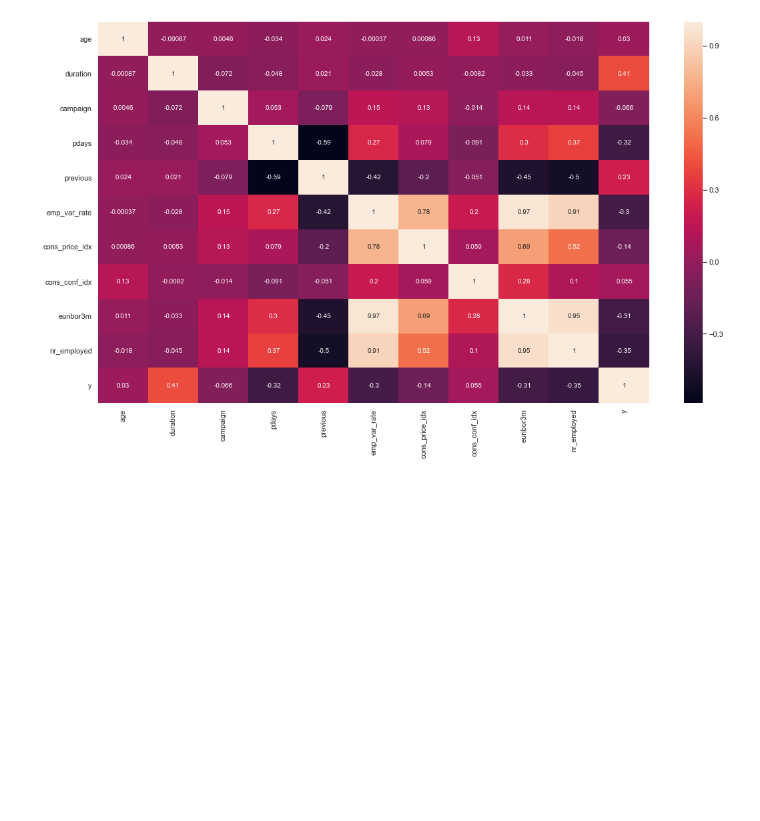
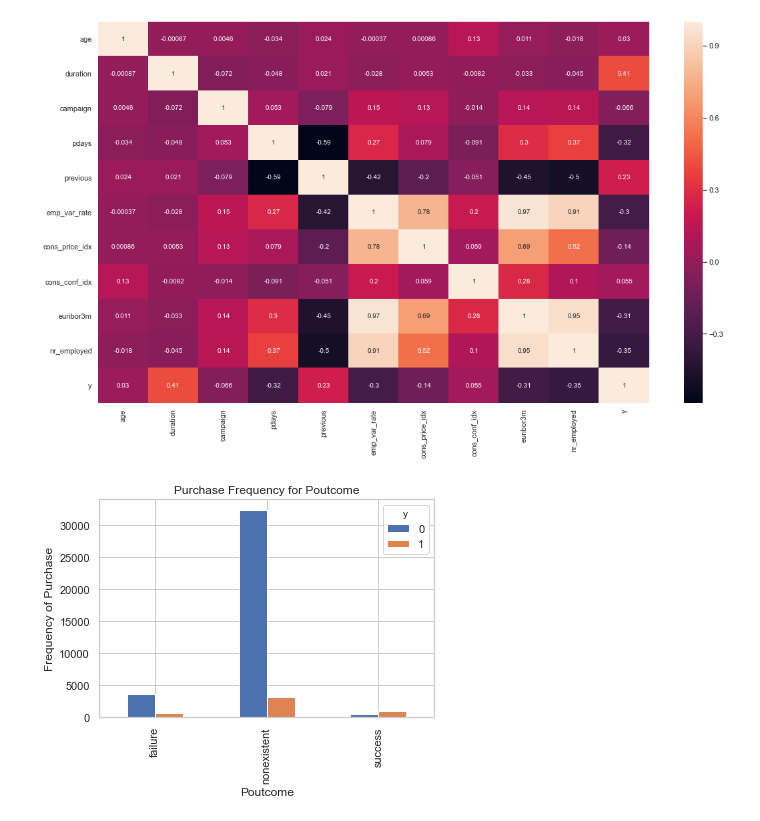
Before and after one commit to pzeb23/AnalysisInPython, a Jupyter notebook: Logistic regression/LogisticRegressionScript.ipynb, the cells around one changed output. Cells and saved outputs as stored; diff of their text form; code cells hidden in the pictures; blank space fills up the shorter version.

```diff
--- a/Logistic regression/LogisticRegressionScript.ipynb
+++ b/Logistic regression/LogisticRegressionScript.ipynb
@@ -137,3 +141,11 @@ fig.set_size_inches(18.5, 10.5)
 fig.savefig('test2png.png', dpi=100)
 # %% [output]
 [figure]
+# %%
+pd.crosstab(data.poutcome, data.y).plot(kind = 'bar')
+plt.title('Purchase Frequency for Poutcome')
+plt.xlabel('Poutcome')
+plt.ylabel('Frequency of Purchase')
+plt.savefig('pur_fre_pout_bar')
+# %% [output]
+[figure, added]
```
Also changed, not shown: parts of 4 cells of this notebook, 1 other file.
